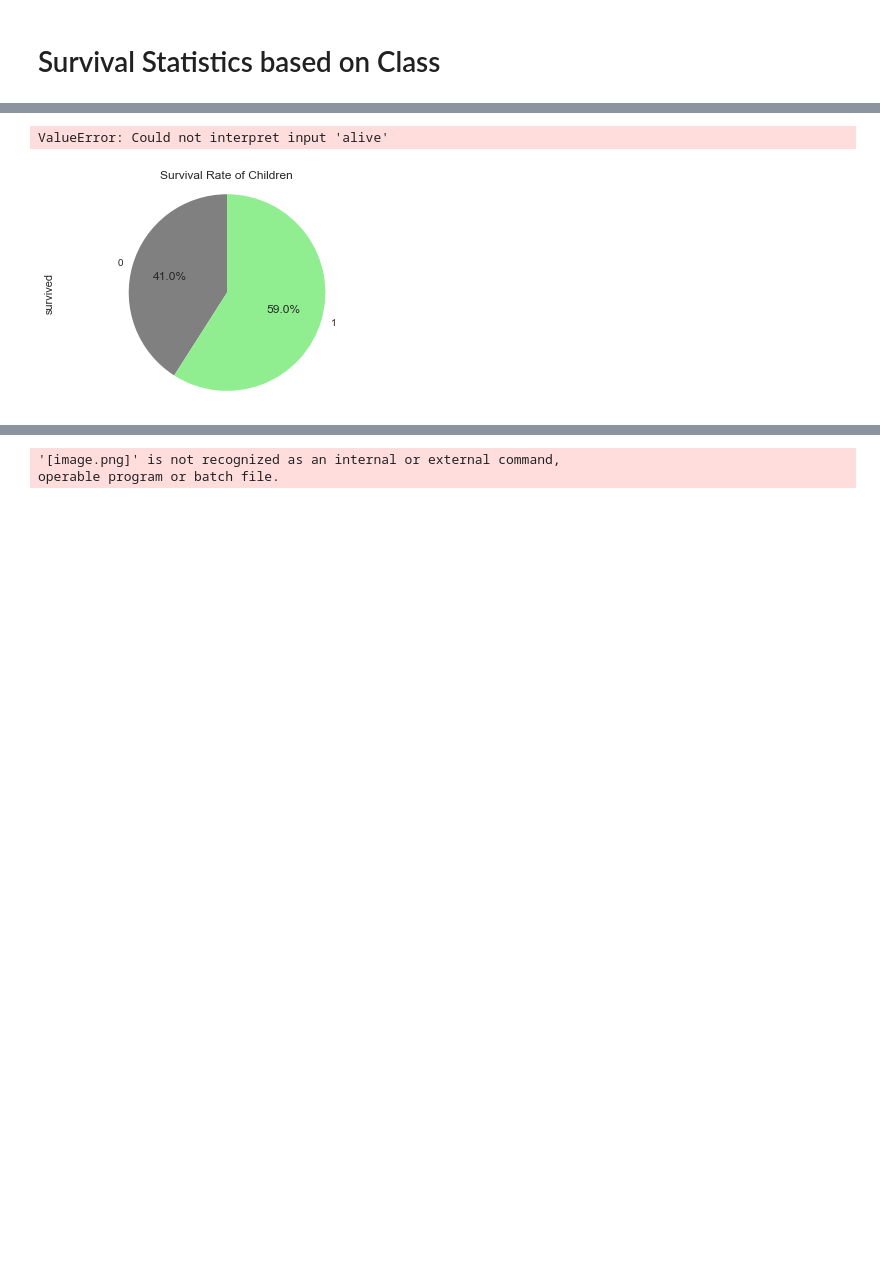
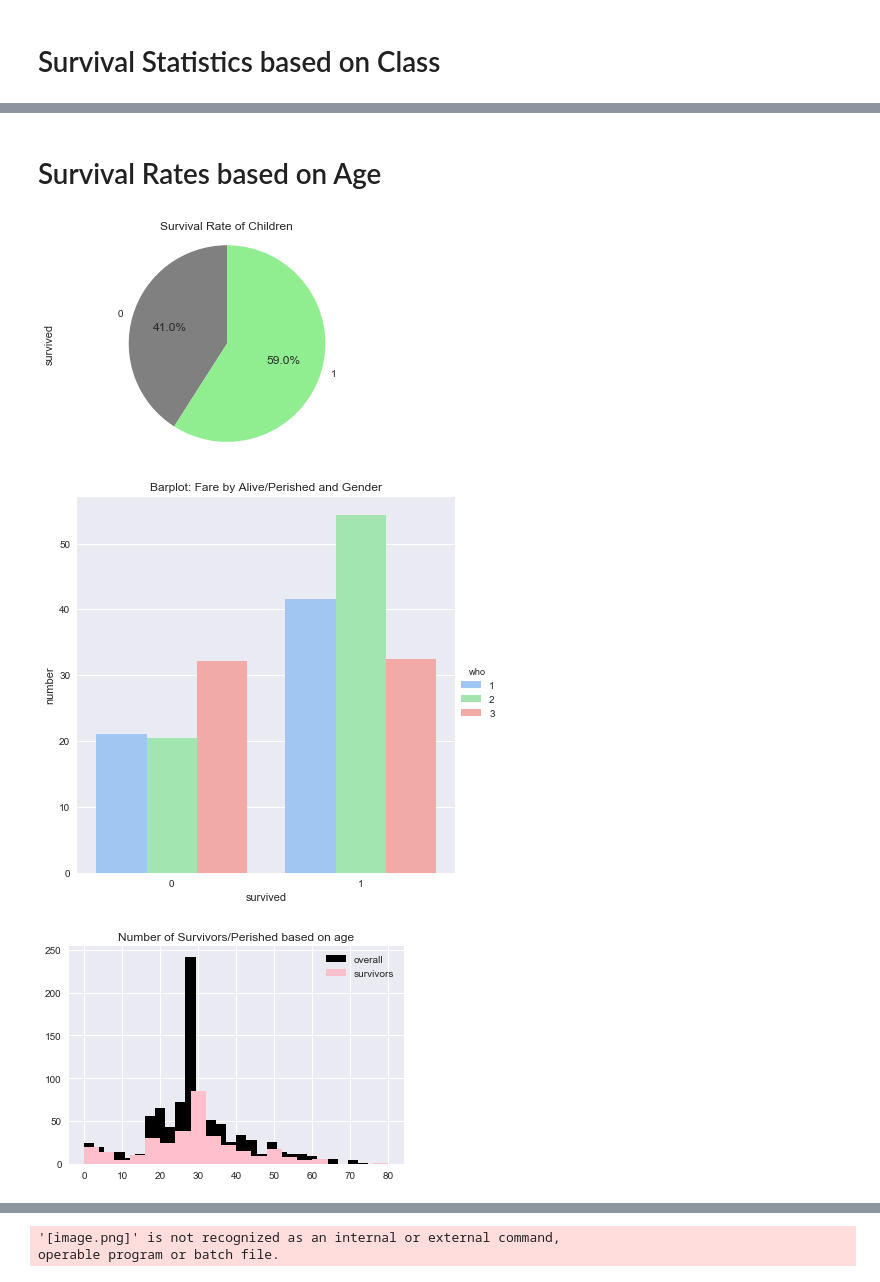
Before and after one commit to ezzanger/Advanced-Regression-Dills, a Jupyter notebook: Titanic Prediction Model.ipynb, the cells around one changed output, grey strips where cells are left out. Saved outputs shown, nothing was run; the diff lists cells and outputs as text; code cells hidden in the pictures; blank space fills up the shorter version.

```diff
--- a/Titanic Prediction Model.ipynb
+++ b/Titanic Prediction Model.ipynb
@@ -174,17 +194,28 @@ plt.show()
+# %% [markdown]
+# Survival Rates based on Age
 # %%
 
 dfch.plot(title='Survival Rate of Children', **plot_params).axis('equal')
 sns.set(style="darkgrid")
 
-g = sns.factorplot(x="alive", y="fare", hue="who", data=Titanic,
+g = sns.factorplot(x="survived", y="fare", hue="who", data=Titanic,
                    size=6, kind="bar", palette="pastel", ci=None)
 g.despine(left=True)
 g.set_ylabels("number")
 g.set_xlabels("survived")
 plt.title('Barplot: Fare by Alive/Perished and Gender')
 plt.show()
+
+plt.hist(Titanic['age'].dropna(), bins='auto', color = 'black', label = 'overall')
+surv = Titanic[Titanic['survived']==1 ]
+plt.hist(surv['age'].dropna(), bins ='auto', color = 'pink', label = 'survivors')
+plt.legend()
+
+plt.title("Number of Survivors/Perished based on age")
+plt.show()
 # %% [output]
-ValueError: Could not interpret input 'alive'
 [figure]
+[figure, added]
+[figure, added]
 # %%
 import matplotlib.pyplot as plt
```
Also changed, not shown: parts of 31 cells of this notebook.
